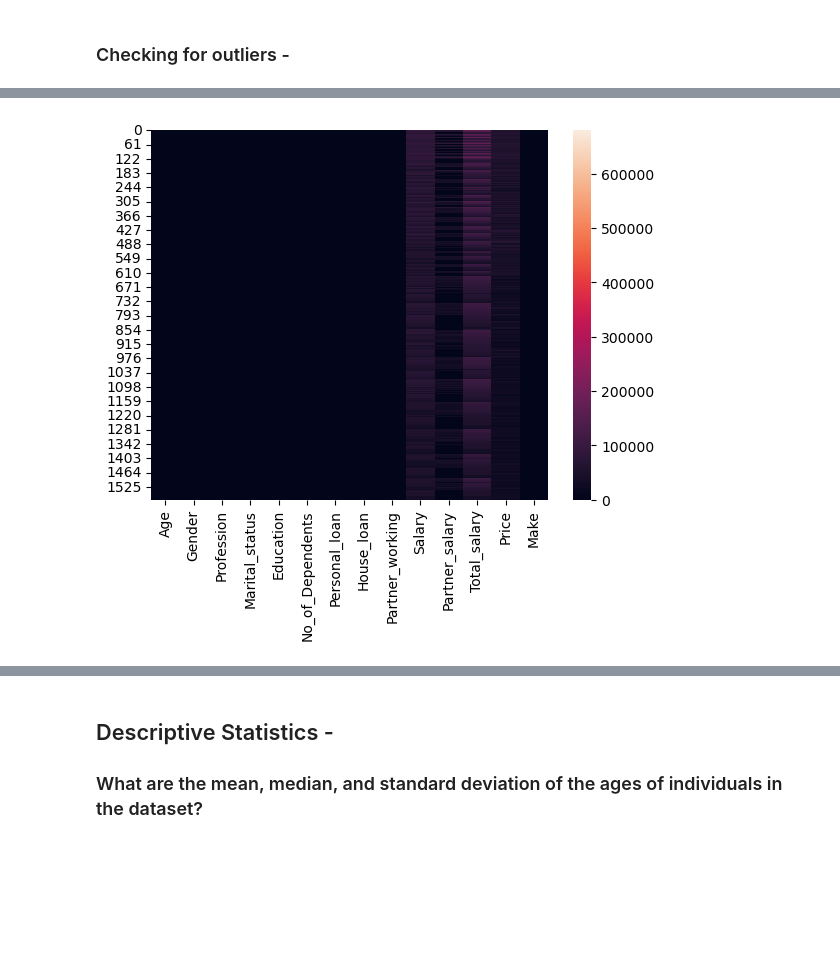
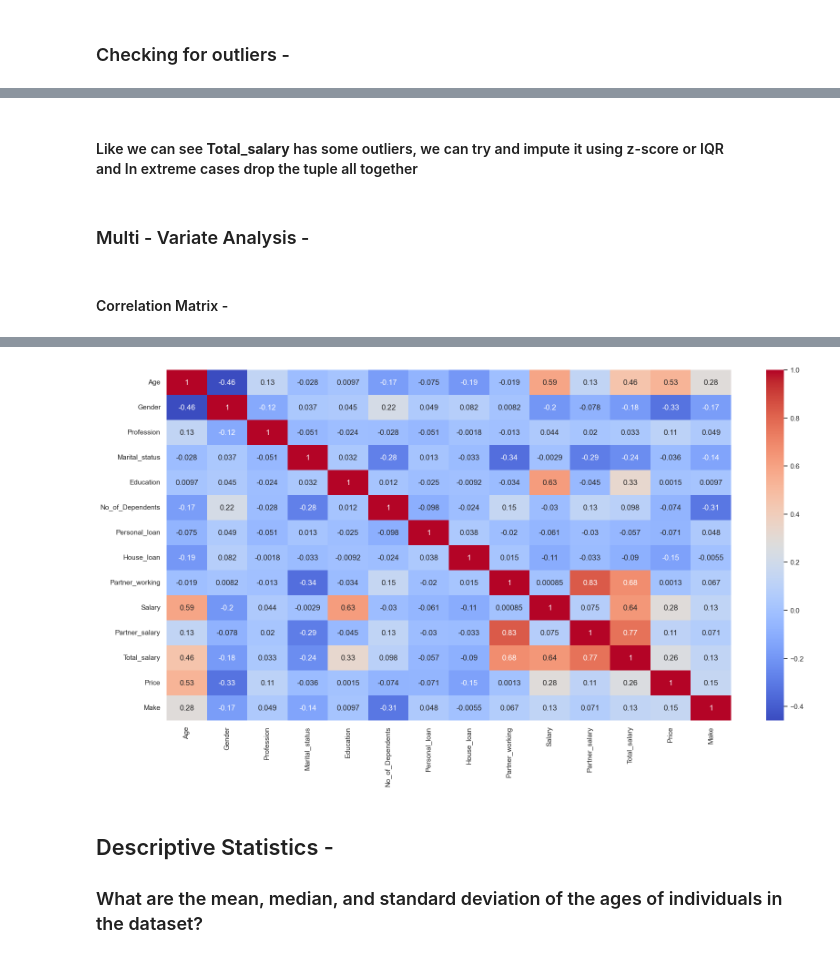
Before and after one commit to BARKKNIGHT/Bootcamp_projects, a Jupyter notebook: Capstone_Project_1.ipynb, the cells around one changed output, grey strips where cells are left out. Cells and saved outputs as stored; diff of their text form; code cells hidden in the pictures; blank space fills up the shorter version.

```diff
--- a/Capstone_Project_1.ipynb
+++ b/Capstone_Project_1.ipynb
@@ -222,8 +230,10 @@ plt.show()
-# %%
-sns.heatmap(df)
-plt.show()
-# %% [output]
-[figure, removed]
+# %% [markdown]
+#### Like we can see **Total_salary** has some outliers, we can try and impute it using z-score or IQR <br> and In extreme cases drop the tuple all together
+# %% [markdown]
+### Multi - Variate Analysis -
+# %% [markdown]
+#### Correlation Matrix -
 # %%
-df.corr()
+sns.heatmap(df.corr(), cmap = "coolwarm", annot=True)
+plt.show()
 # %% [output]
@@ -245,3 +240,4 @@ df.corr()
+[figure, added]
 # %% [markdown]
 ## Descriptive Statistics -
 ### What are the mean, median, and standard deviation of the ages of individuals in the dataset?
```
Also changed, not shown: parts of 22 cells of this notebook, 3 other files.
